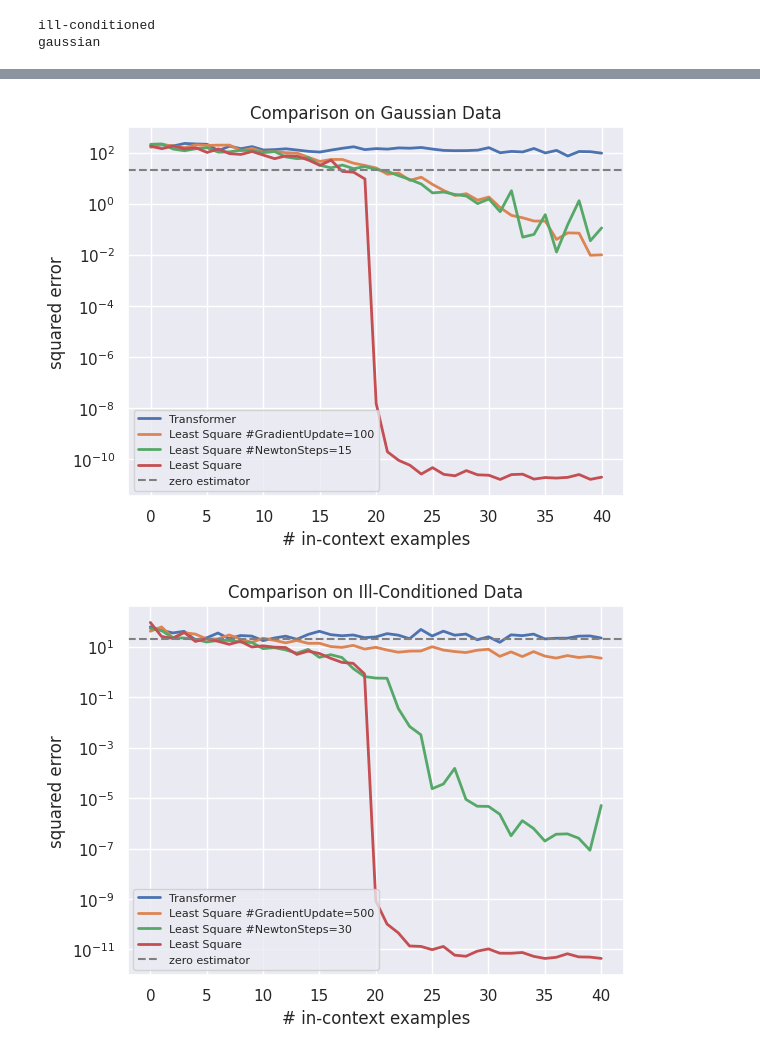
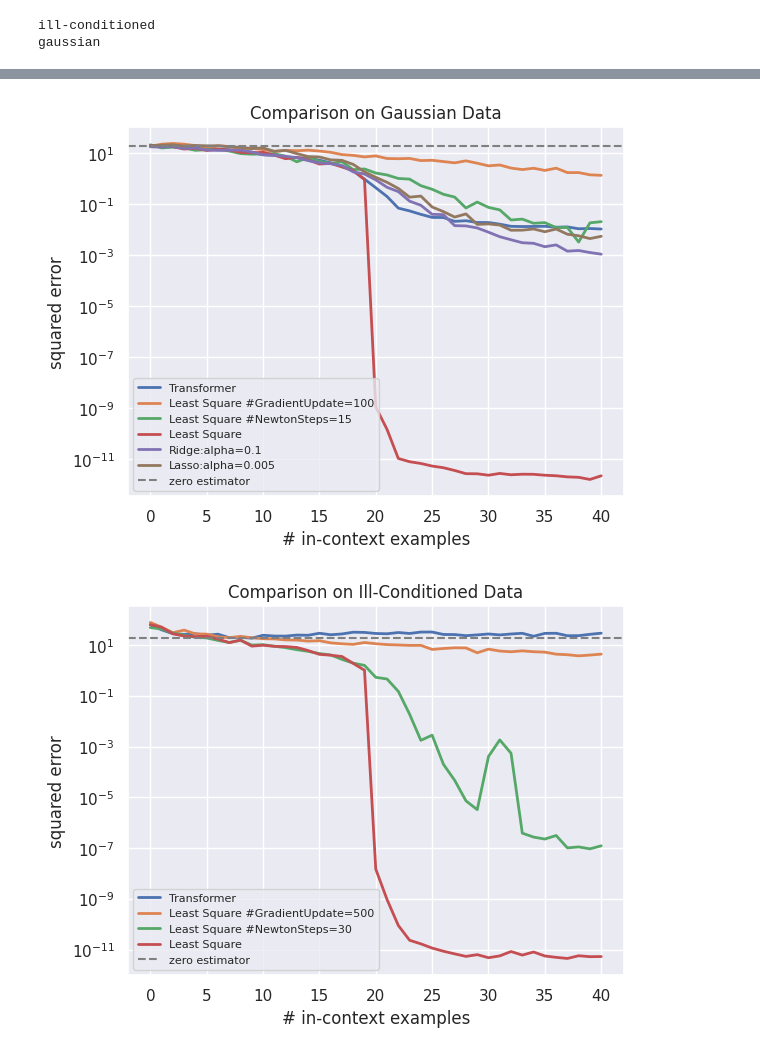
Before and after one commit to DeqingFu/in-context-learning, a Jupyter notebook: src/eval.ipynb, the cells around one changed output, grey strips where cells are left out. Saved outputs shown, nothing was run; the diff lists cells and outputs as text; code cells hidden in the pictures.

```diff
--- a/src/eval.ipynb
+++ b/src/eval.ipynb
@@ -110,11 +110,11 @@ from eval import eval_batch, aggregate_metrics
 model, conf = get_model_from_run(run_path)
 
 n_dims = conf.model.n_dims
-batch_size = conf.training.batch_size
+batch_size = conf.training.batch_size * 4
 
 data_sampler_ill = get_data_sampler('ill-conditioned', n_dims)
-data_sampler_gau = get_data_sampler('gaussian', n_dims, scale=3*torch.eye(n_dims))
-#data_sampler_gau = get_data_sampler('gaussian', n_dims)
+#data_sampler_gau = get_data_sampler('gaussian', n_dims, scale=3*torch.eye(n_dims))
+data_sampler_gau = get_data_sampler('gaussian', n_dims)
 task_sampler = get_task_sampler(
     conf.training.task,
     n_dims,
@@ -232,34 +270,42 @@ loss_gau = metric(pred_gau, ys_gau).numpy()
 sparsity = conf.training.task_kwargs.sparsity if "sparsity" in conf.training.task_kwargs else None
 baseline = {
     "linear_regression": n_dims,
     "sparse_linear_regression": sparsity,
     "relu_2nn_regression": n_dims,
     "decision_tree": 1,
 }[conf.training.task]
 
 plt.plot(loss_gau.mean(axis=0), lw=2, label="Transformer")
 
 lstsq_model = models.LeastSquaresModelGradientDescent(n_steps=100, step_size=0.001)
 lstsq_gau = aggregate_metrics(eval_batch(lstsq_model, task_sampler, xs_gau))['mean']
 plt.plot(lstsq_gau, lw=2, label=f"Least Square #GradientUpdate=100")
 
 lstsq_model = models.LeastSquaresModelNewtonMethod(n_newton_steps=15)
 lstsq_gau = aggregate_metrics(eval_batch(lstsq_model, task_sampler, xs_gau))['mean']
 plt.plot(lstsq_gau, lw=2, label=f"Least Square #NewtonSteps=15")
 
 lstsq_model = models.LeastSquaresModel()
 lstsq_gau = aggregate_metrics(eval_batch(lstsq_model, task_sampler, xs_gau))['mean']
 plt.plot(lstsq_gau, lw=2, label=f"Least Square")
 
+ridge_model = models.RidgeModel(alpha=0.1)
+ridge_gau = aggregate_metrics(eval_batch(ridge_model, task_sampler, xs_gau))['mean']
+plt.plot(ridge_gau, lw=2, label=f"Ridge:alpha=0.1")
+
+lasso_model = models.LassoModel(alpha=0.005)
+lasso_gau = aggregate_metrics(eval_batch(lasso_model, task_sampler, xs_gau))['mean']
+plt.plot(lasso_gau, lw=2, label=f"Lasso:alpha=0.005")
+
 plt.axhline(baseline, ls="--", color="gray", label="zero estimator")
 plt.title("Comparison on Gaussian Data")
 plt.xlabel("# in-context examples")
 plt.ylabel("squared error")
 plt.yscale("log")
 plt.legend(loc="lower left", fontsize=8)
 plt.show()
 # %% [output]
-[figure, old version]
+[figure, new version]
 # %%
 metric = task.get_metric()
 loss_ill = metric(pred_ill, ys_ill).numpy()
@@ -294,7 +340,7 @@ plt.yscale("log")
 plt.legend(loc="lower left", fontsize=8)
 plt.show()
 # %% [output]
-[figure, old version]
+[figure, new version]
 # %%
 metric = task.get_metric()
 loss_ill = metric(pred_ill, ys_ill).numpy()
```
Also changed, not shown: parts of 33 cells of this notebook, 7 other files.
